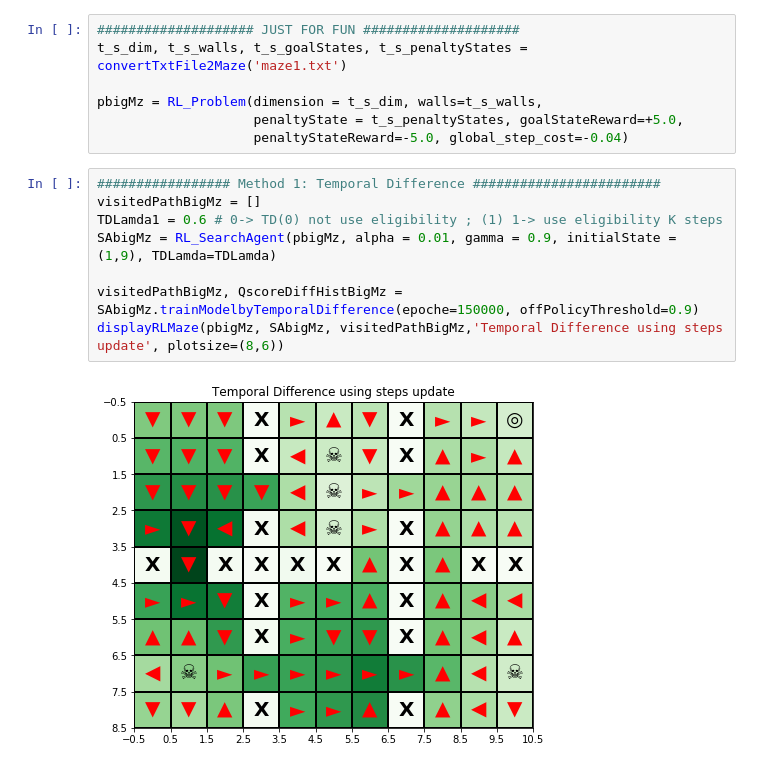
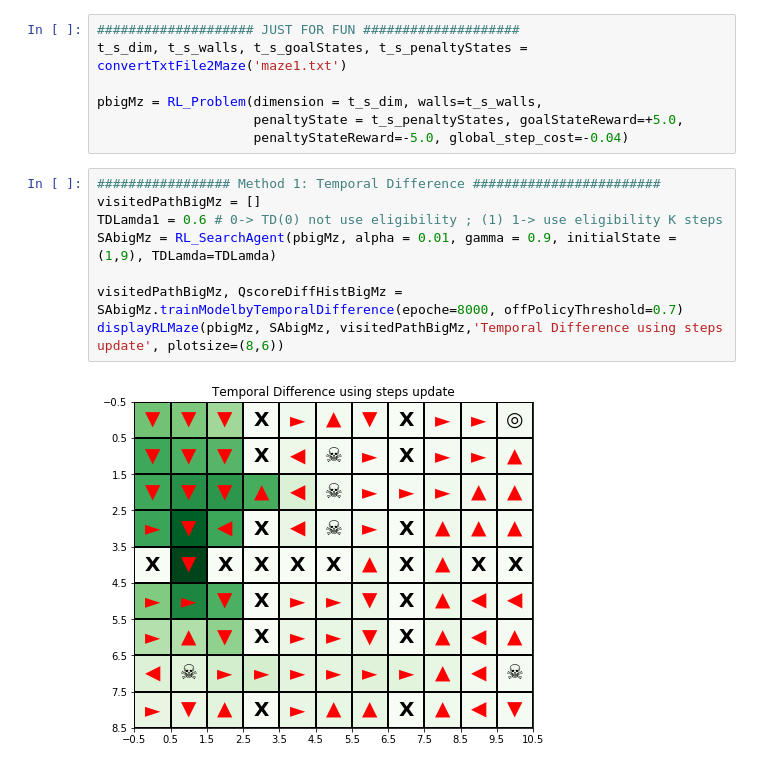
Before and after one commit to chihoxtra/reinforcement_learning, a Jupyter notebook: [PlayAround][Reinforcement Learning].ipynb, the cells around one changed output. Saved outputs shown, nothing was run; the diff lists cells and outputs as text.

```diff
--- a/[PlayAround][Reinforcement Learning].ipynb
+++ b/[PlayAround][Reinforcement Learning].ipynb
@@ -884,13 +902,13 @@ pbigMz = RL_Problem(dimension = t_s_dim, walls=t_s_walls,
 # %%
 ################# Method 1: Temporal Difference ########################
 visitedPathBigMz = []
 TDLamda1 = 0.6 # 0-> TD(0) not use eligibility ; (1) 1-> use eligibility K steps
 SAbigMz = RL_SearchAgent(pbigMz, alpha = 0.01, gamma = 0.9, initialState = (1,9), TDLamda=TDLamda)
 
-visitedPathBigMz, QscoreDiffHistBigMz = SAbigMz.trainModelbyTemporalDifference(epoche=150000, offPolicyThreshold=0.9)
+visitedPathBigMz, QscoreDiffHistBigMz = SAbigMz.trainModelbyTemporalDifference(epoche=8000, offPolicyThreshold=0.7)
 displayRLMaze(pbigMz, SAbigMz, visitedPathBigMz,'Temporal Difference using steps update', plotsize=(8,6))
 # %% [output]
-[figure, old version]
+[figure, new version]
 # %%
 showSearchPolicy(pbigMz, SAbigMz, title='Using Temperal Diff steps update', plotsize=(8,6))
 # %% [output]
```
Also changed, not shown: parts of 14 cells of this notebook.
